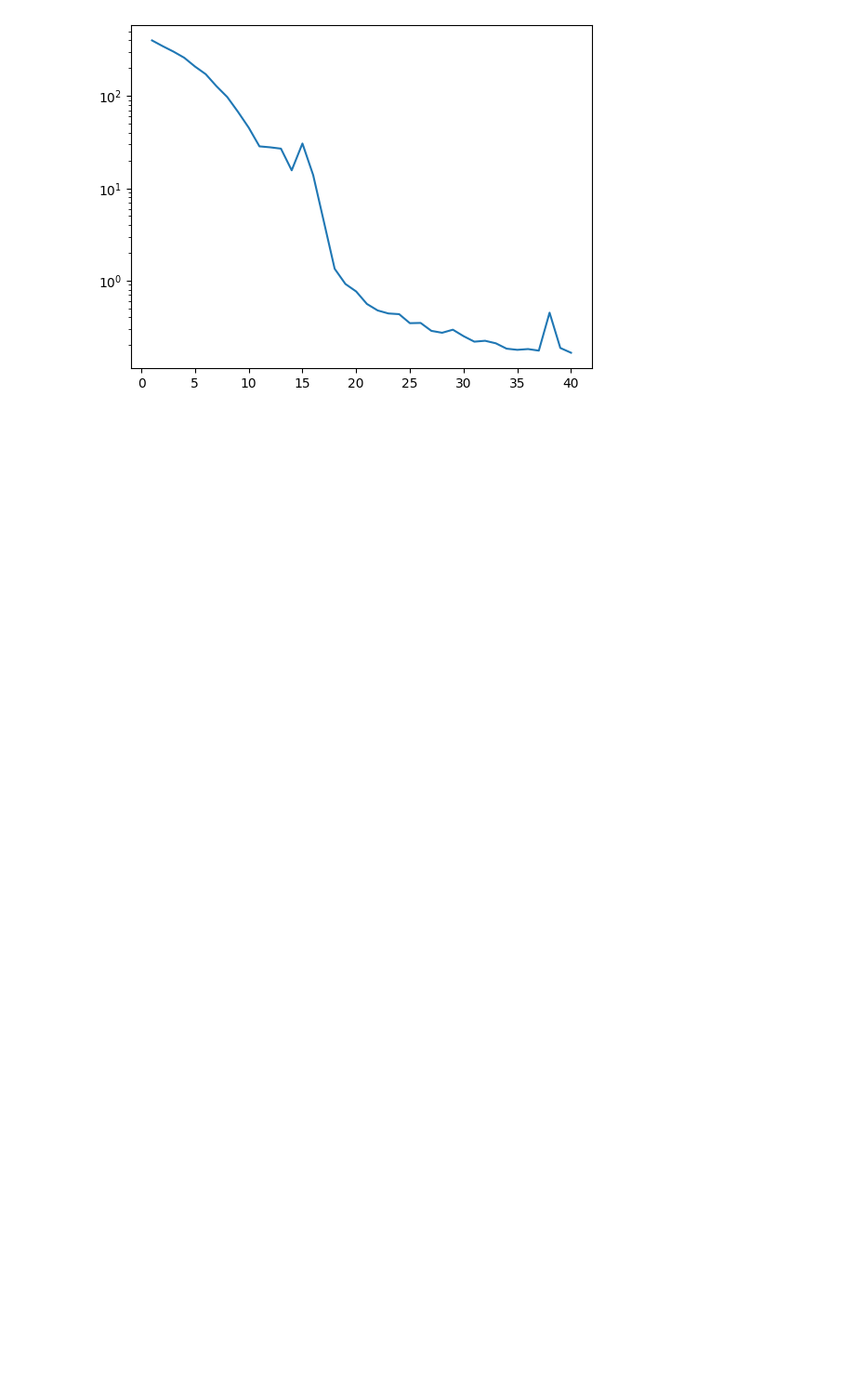
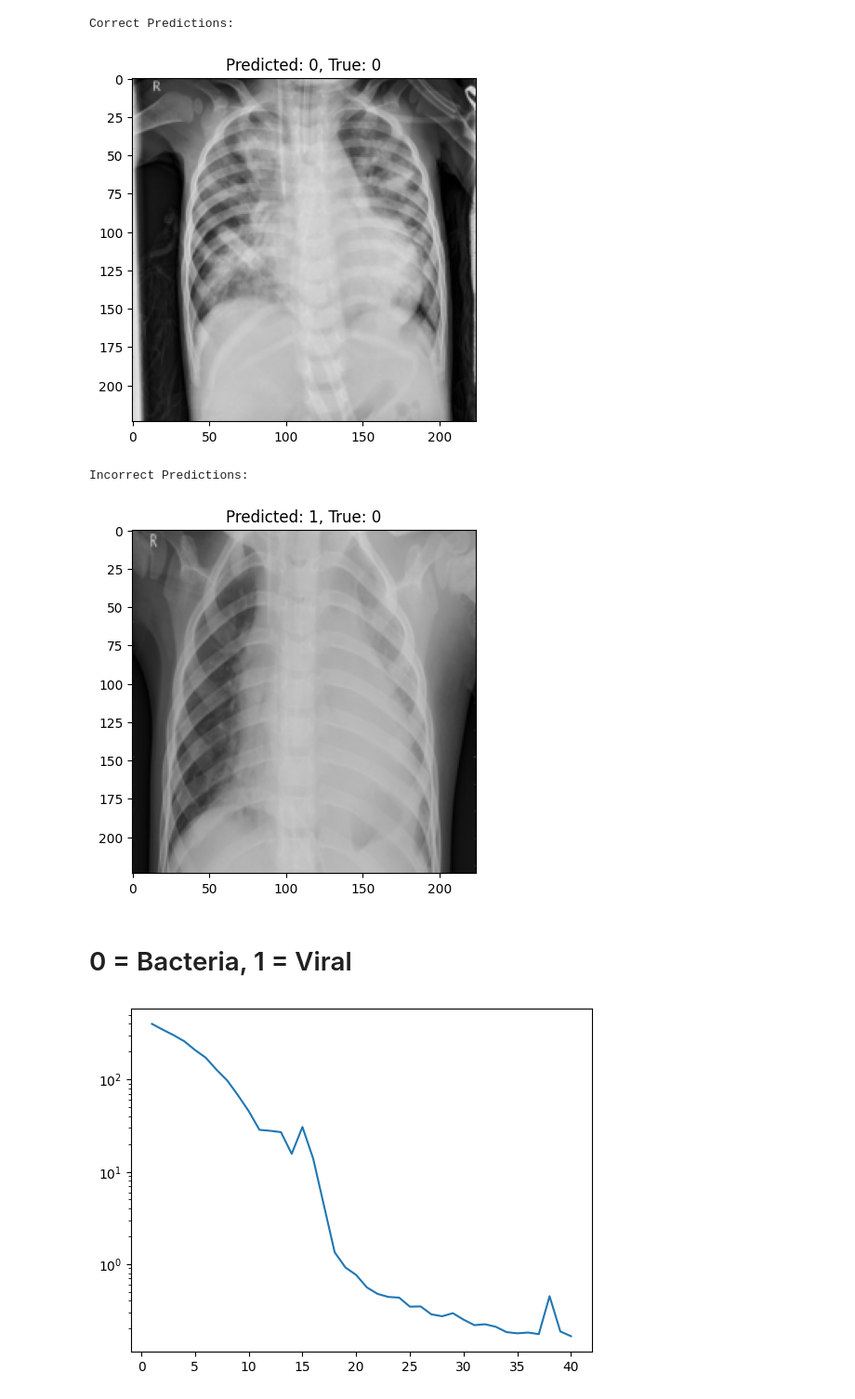
Before and after one commit to chusanapunn/pneu_class, a Jupyter notebook: report.ipynb, the cells around one changed output. Shown at 93% size. Saved outputs shown, nothing was run; the diff lists cells and outputs as text; code cells hidden in the pictures; blank space fills up the shorter version.

```diff
--- a/report.ipynb
+++ b/report.ipynb
@@ -195,3 +256,20 @@ Training done on device: cuda
+# %%
+# Plot some correct predictions
+print("Correct Predictions:")
+for img, pred, true in correct_indices[:1]:
+    imshow(img, title=f"Predicted: {pred}, True: {true}")
+
+# Plot some incorrect predictions
+print("Incorrect Predictions:")
+for img, pred, true in incorrect_indices[:1]:
+    imshow(img, title=f"Predicted: {pred}, True: {true}")
+# %% [output]
+Correct Predictions:
+[figure, added]
+Incorrect Predictions:
+[figure, added]
+# %% [markdown]
+# 0 = Bacteria, 1 = Viral
 # %%
 
 plt.yscale("log")
```
Also changed, not shown: parts of 13 cells of this notebook, 2 other files.
